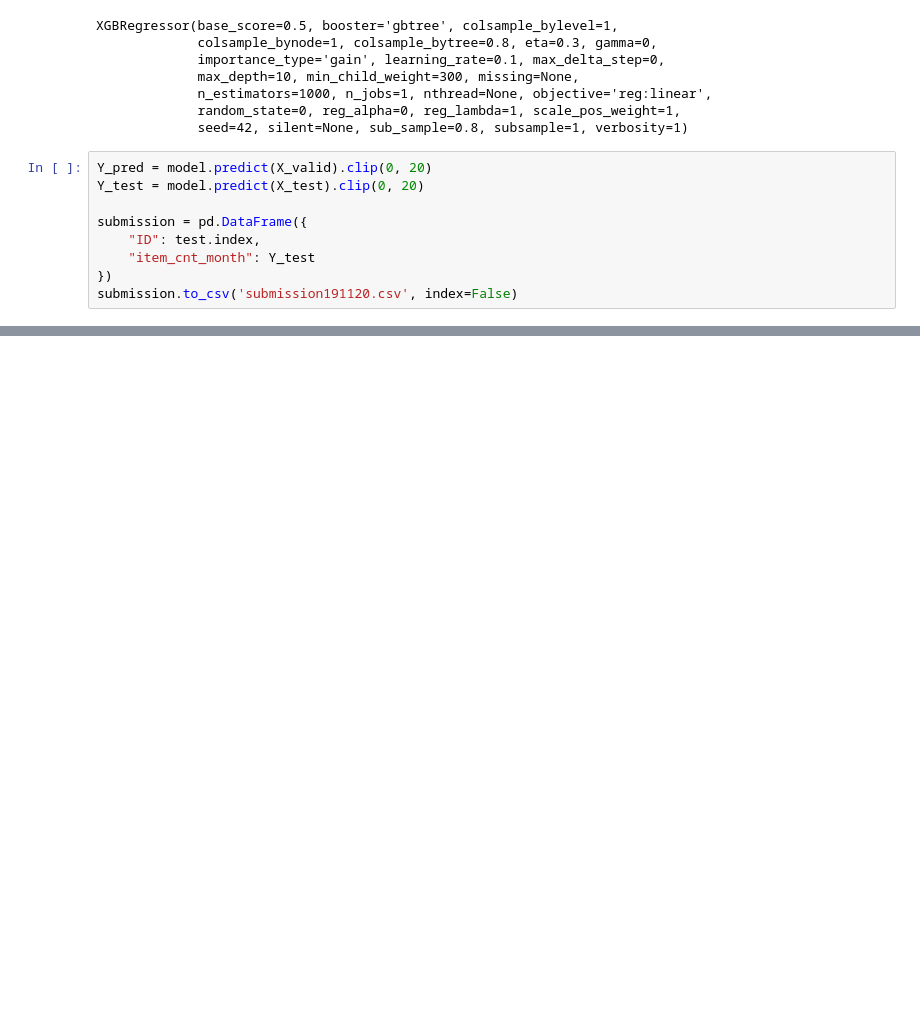
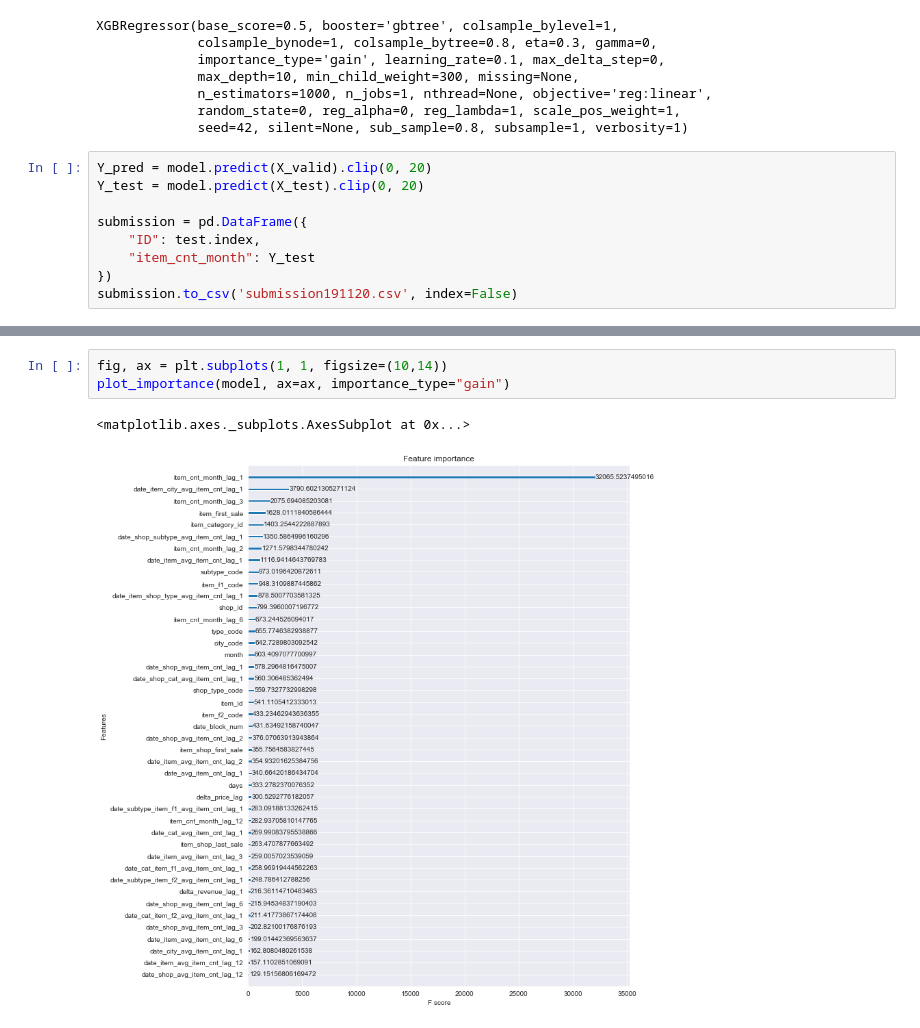
Before and after one commit to eukeun/predict-future-sales, a Jupyter notebook: predict-future-sales.ipynb, the cells around one changed output, grey strips where cells are left out. Drawn from its saved outputs; the diff is of its cells as text; blank space fills up the shorter version.

```diff
--- a/predict-future-sales.ipynb
+++ b/predict-future-sales.ipynb
@@ -634,0 +633,6 @@ plot_features(model, (10,14))
+# %%
+fig, ax = plt.subplots(1, 1, figsize=(10,14))
+plot_importance(model, ax=ax, importance_type="gain")
+# %% [output]
+<matplotlib.axes._subplots.AxesSubplot at 0x...>
+[figure, added]
```
Also changed, not shown: parts of 8 cells of this notebook.
